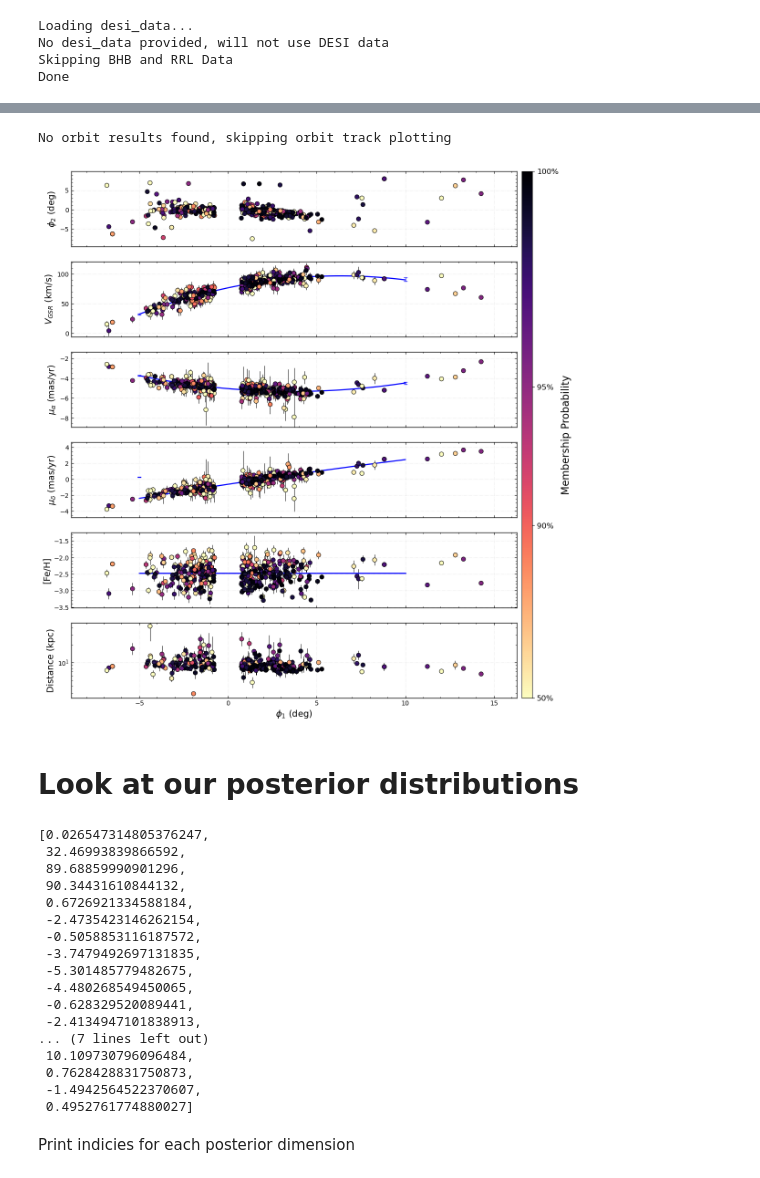
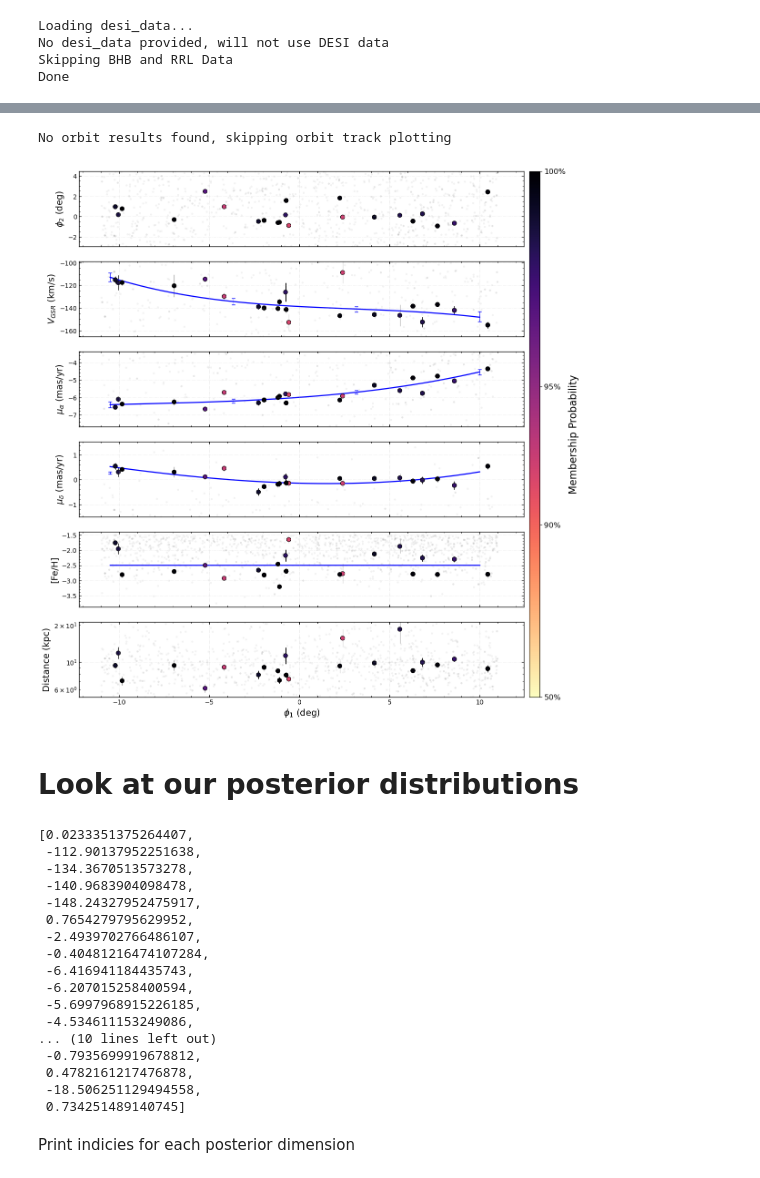
Before and after one commit to nassmohammed/DESI_streamTutorial, a Jupyter notebook: model_eval.ipynb, the cells around one changed output, grey strips where cells are left out. Cells and saved outputs as stored; diff of their text form; code cells hidden in the pictures.

```diff
--- a/model_eval.ipynb
+++ b/model_eval.ipynb
@@ -29,12 +29,12 @@ def get_mem_path(directory):
         if ('0.5%_mem' in file or '50%_mem' in file) and file.endswith('.fits'):
             return os.path.join(directory, file)
 
-mem_path = get_mem_path('/Users/nasserm/Documents/vscode/research/streamTut/DESI_streamTutorial/runs/M92-I21_260119_generic_test_locTrue/')
+mem_path = get_mem_path('/Users/nasserm/Documents/vscode/research/streamTut/DESI_streamTutorial/runs/C-23-I24_260223_testTrue/')
 stream_data, stream_run_directory = post_mcmc.load_stream_mems(mem_path)
 # %%
 import galstreams
 mwsts = galstreams.MWStreams(verbose=False, implement_Off=True)
-galstream_=mwsts.get('M92-I21')
+galstream_=mwsts.get('Sylgr-I21')
 fr = galstream_.stream_frame
 # %% [output]
 Initializing galstreams library from master_log...
@@ -107,8 +107,9 @@ Table length=402
 # %%
-fig,ax = stream_.vis_6_panel(addBackground=False, save_fig=False, show_pm_dispersion=False, show_vgsr_dispersion=False, dist_mod_panel=True, min_prob=0.5, residual=False, show_feh_dispersion=False)
+fig,ax = stream_.vis_6_panel(addBackground=True, save_fig=False, show_pm_dispersion=False,
+                              show_vgsr_dispersion=False, dist_mod_panel=True, min_prob=0.5, residual=False, show_feh_dispersion=False)
 # %% [output]
 No orbit results found, skipping orbit track plotting
-[figure, old version]
+[figure, new version]
 # %% [markdown]
 # Look at our posterior distributions
 # %%
@@ -125,23 +126,23 @@ extended_meds = list(flatter(stream_.nested_dict['meds']))
 # %%
 extended_meds
 # %% [output]
-[0.026547314805376247,
- 32.46993839866592,
- 89.68859990901296,
- 90.34431610844132,
- 0.6726921334588184,
- -2.4735423146262154,
- -0.5058853116187572,
- -3.7479492697131835,
- -5.301485779482675,
- -4.480268549450065,
- -0.628329520089441,
- -2.4134947101838913,
-... (7 lines left out)
- 10.109730796096484,
- 0.7628428831750873,
- -1.4942564522370607,
- 0.4952761774880027]
+[0.0233351375264407,
+ -112.90137952251638,
+ -134.3670513573278,
+ -140.9683904098478,
+ -148.24327952475917,
+ 0.7654279795629952,
+ -2.4939702766486107,
+ -0.40481216474107284,
+ -6.416941184435743,
+ -6.207015258400594,
+ -5.6997968915226185,
+ -4.534611153249086,
+... (10 lines left out)
+ -0.7935699919678812,
+ 0.4782161217476878,
+ -18.506251129494558,
+ 0.734251489140745]
 # %% [markdown]
 Print indicies for each posterior dimension
 # %%
```
Also changed, not shown: parts of 17 cells of this notebook, 2 other files.
